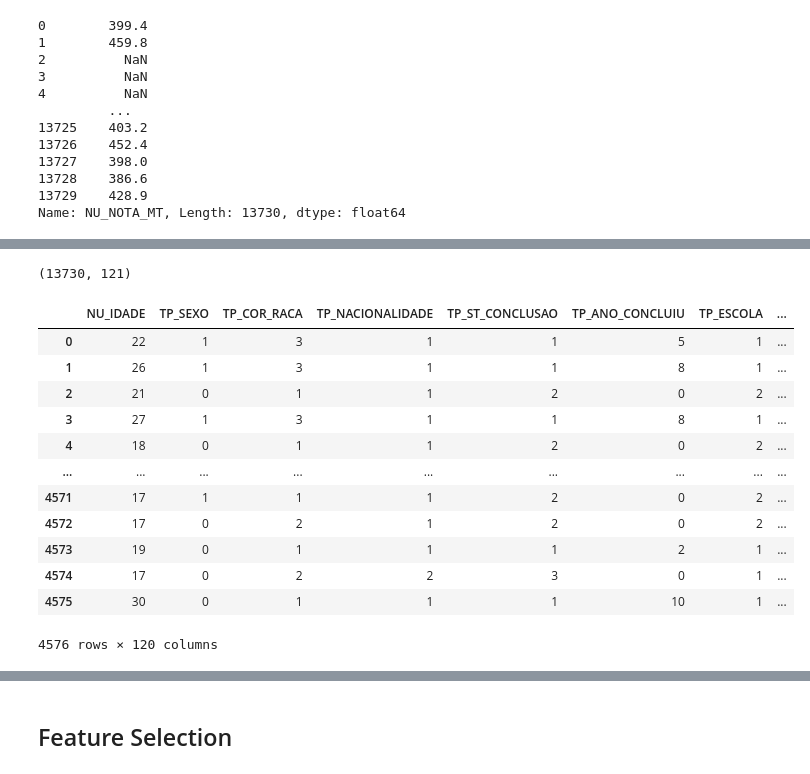
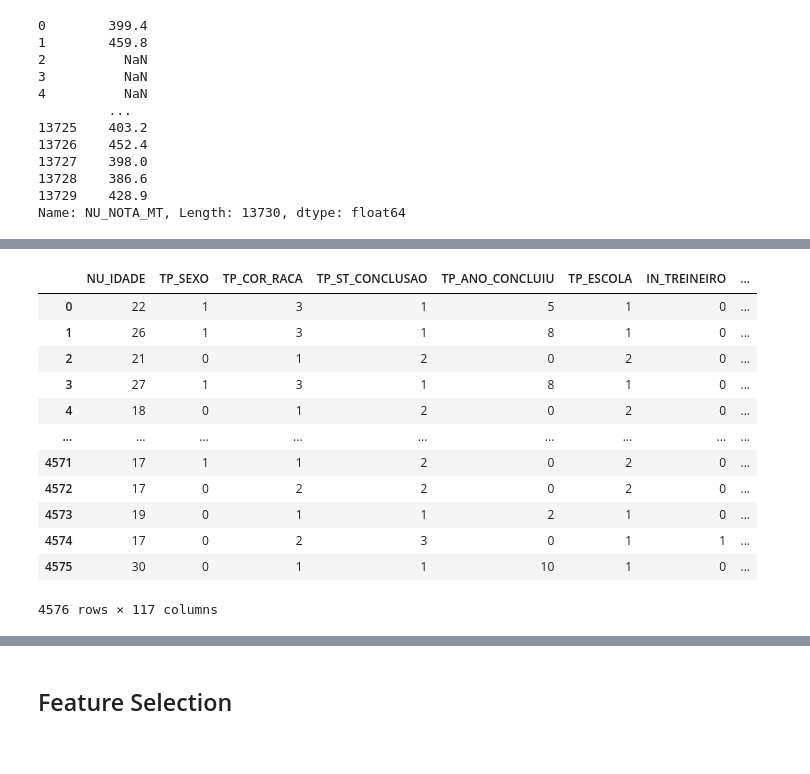
Before and after one commit to LucasDatilioCarderelli/Codenation, a Jupyter notebook: Codenation.ipynb, the cells around one changed output, grey strips where cells are left out. Drawn from its saved outputs; the diff is of its cells as text; code cells hidden in the pictures.

```diff
--- a/Codenation.ipynb
+++ b/Codenation.ipynb
@@ -92,11 +88,5 @@ Index(['NU_INSCRICAO', 'CO_UF_RESIDENCIA', 'SG_UF_RESIDENCIA', 'NU_IDADE',
 # %%
 teste.drop(['NU_INSCRICAO', 'CO_PROVA_CN', 'CO_PROVA_CH',
-            'CO_PROVA_LC', 'CO_PROVA_MT', 'CO_UF_RESIDENCIA'],
+            'CO_PROVA_LC', 'CO_PROVA_MT', 'CO_UF_RESIDENCIA',
+            'TP_NACIONALIDADE', 'TP_ENSINO', 'TP_DEPENDENCIA_ADM_ESC'],
             axis=1, inplace=True)
-# %%
-for n in range(0, 4576):
-  if teste['TP_SEXO'][n] == 'F':
-    teste['TP_SEXO'][n] = 1
-  if teste['TP_SEXO'][n] == 'M':
-    teste['TP_SEXO'][n] = 0
-teste['TP_SEXO'] = pd.to_numeric(teste['TP_SEXO'])
@@ -127,0 +93,8 @@ See the caveats in the documentation: https://pandas.pydata.org/pandas-docs/stab
+# %%
+teste.loc[teste['TP_SEXO'] == 'F', 'TP_SEXO'] = 1
+teste.loc[teste['TP_SEXO'] == 'M', 'TP_SEXO'] = 0
+
+df.loc[df['TP_SEXO'] == 'F', 'TP_SEXO'] = 1
+df.loc[df['TP_SEXO'] == 'M', 'TP_SEXO'] = 0
+
+pd.unique(teste['TP_SEXO'])
@@ -188,6 +164 @@ df
-# %%
-df2 = pd.get_dummies(df)
-df2.shape
-# %% [output]
-(13730, 121)
 # %%
@@ -195,17 +167,18 @@ df2.fillna(df2.median(), inplace=True)
 # %%
+teste.fillna(teste.median(), inplace=True)
 teste2 = pd.get_dummies(teste)
 teste2
 # %% [output]
-|  | NU_IDADE | TP_SEXO | TP_COR_RACA | TP_NACIONALIDADE | TP_ST_CONCLUSAO | TP_ANO_CONCLUIU | TP_ESCOLA | ... |
-| 0 | 22 | 1 | 3 | 1 | 1 | 5 | 1 | ... |
-| 1 | 26 | 1 | 3 | 1 | 1 | 8 | 1 | ... |
-| 2 | 21 | 0 | 1 | 1 | 2 | 0 | 2 | ... |
-| 3 | 27 | 1 | 3 | 1 | 1 | 8 | 1 | ... |
-| 4 | 18 | 0 | 1 | 1 | 2 | 0 | 2 | ... |
+|  | NU_IDADE | TP_SEXO | TP_COR_RACA | TP_ST_CONCLUSAO | TP_ANO_CONCLUIU | TP_ESCOLA | IN_TREINEIRO | ... |
+| 0 | 22 | 1 | 3 | 1 | 5 | 1 | 0 | ... |
+| 1 | 26 | 1 | 3 | 1 | 8 | 1 | 0 | ... |
+| 2 | 21 | 0 | 1 | 2 | 0 | 2 | 0 | ... |
+| 3 | 27 | 1 | 3 | 1 | 8 | 1 | 0 | ... |
+| 4 | 18 | 0 | 1 | 2 | 0 | 2 | 0 | ... |
 | ... | ... | ... | ... | ... | ... | ... | ... | ... |
-| 4571 | 17 | 1 | 1 | 1 | 2 | 0 | 2 | ... |
-| 4572 | 17 | 0 | 2 | 1 | 2 | 0 | 2 | ... |
-| 4573 | 19 | 0 | 1 | 1 | 1 | 2 | 1 | ... |
-| 4574 | 17 | 0 | 2 | 2 | 3 | 0 | 1 | ... |
-| 4575 | 30 | 0 | 1 | 1 | 1 | 10 | 1 | ... |
+| 4571 | 17 | 1 | 1 | 2 | 0 | 2 | 0 | ... |
+| 4572 | 17 | 0 | 2 | 2 | 0 | 2 | 0 | ... |
+| 4573 | 19 | 0 | 1 | 1 | 2 | 1 | 0 | ... |
+| 4574 | 17 | 0 | 2 | 3 | 0 | 1 | 1 | ... |
+| 4575 | 30 | 0 | 1 | 1 | 10 | 1 | 0 | ... |
-4576 rows × 120 columns
+4576 rows × 117 columns
```
Also changed, not shown: parts of 24 cells of this notebook.
